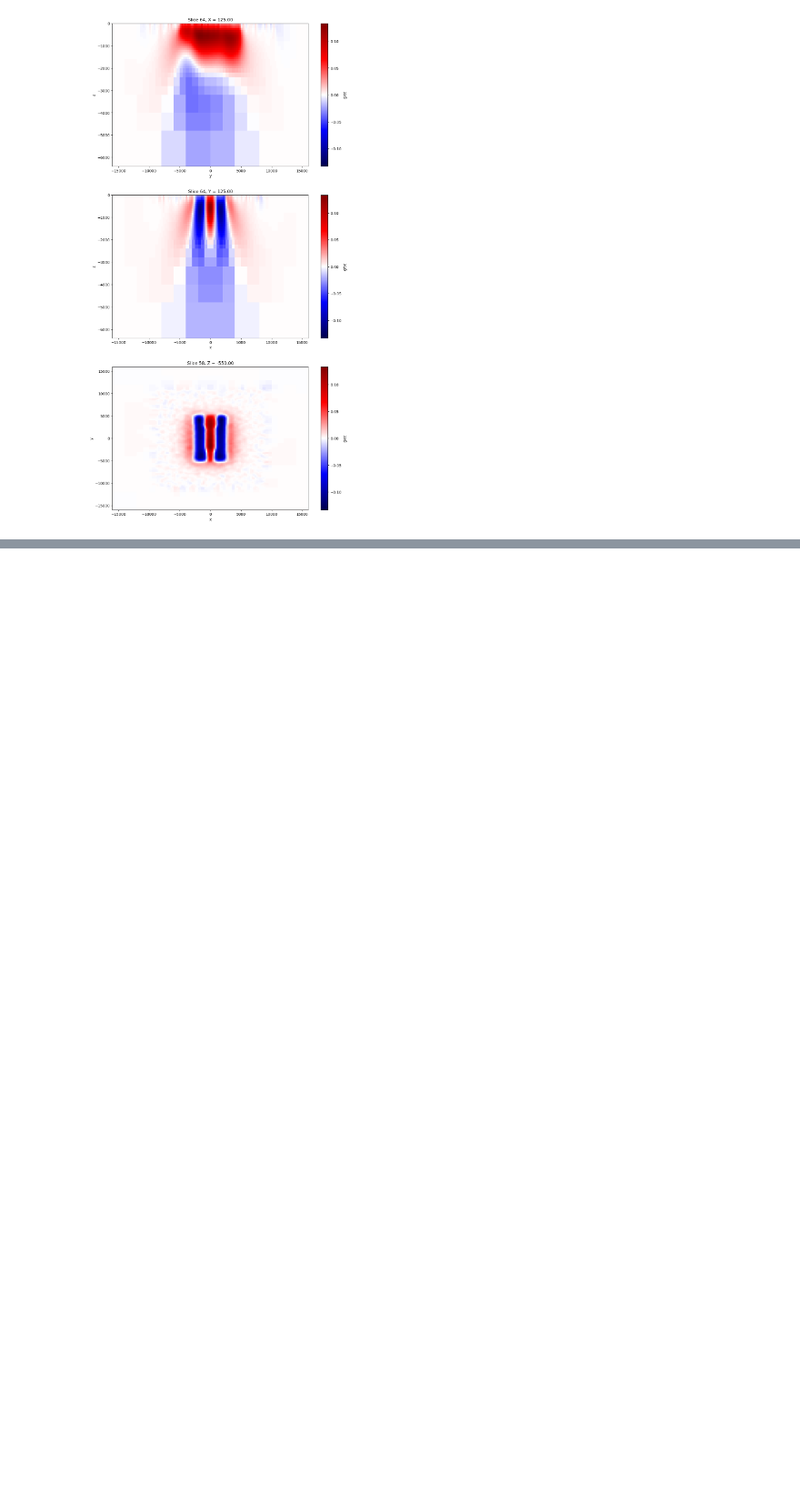
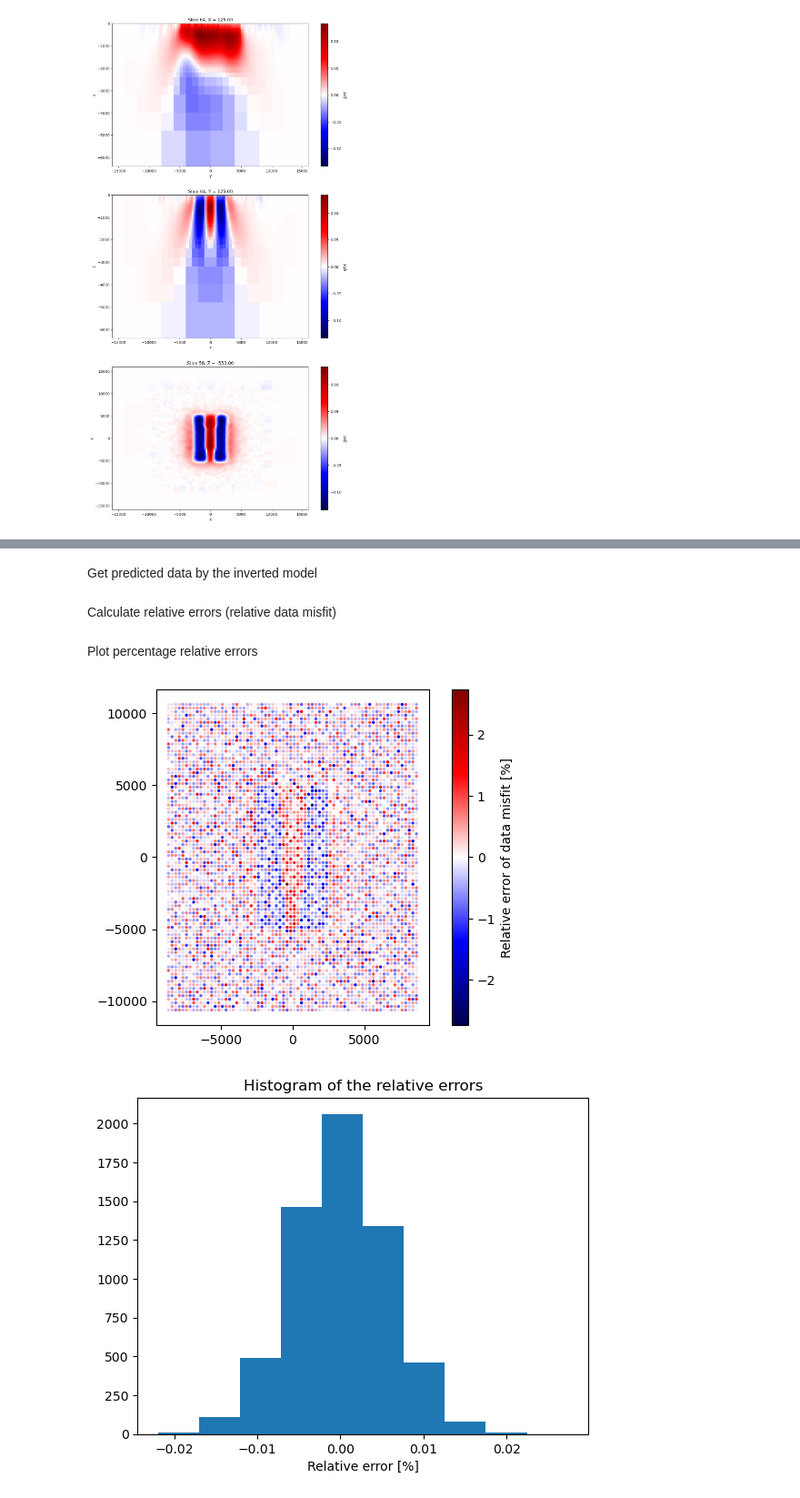
Before and after one commit to santisoler/fasttimes-carbon-mineralization-inversion, a Jupyter notebook: inversion-l2-norm.ipynb, the cells around one changed output, grey strips where cells are left out. Shown: that part at 91% size. Drawn from its saved outputs; the diff is of its cells as text; code cells hidden in the pictures; blank space fills up the shorter version.

Commit message:
Minor changes on how errors are plotted in the l2 notebook

```diff
--- a/inversion-l2-norm.ipynb
+++ b/inversion-l2-norm.ipynb
@@ -273,0 +252,2 @@ plt.show()
+# %% [markdown]
+Get predicted data by the inverted model
@@ -273,0 +256,29 @@ plt.show()
+# %% [markdown]
+Calculate relative errors (relative data misfit)
+# %%
+relative_error = (data_predicted - gravity_data.dobs) / vd.maxabs(gravity_data.dobs)
+# %% [markdown]
+Plot percentage relative errors
+# %%
+maxabs = vd.maxabs(relative_error * 100)
+
+plt.scatter(
+    easting,
+    northing,
+    c=relative_error * 100,
+    s=2,
+    vmin=-maxabs,
+    vmax=maxabs,
+    cmap="seismic",
+)
+plt.colorbar(label="Relative error of data misfit [%]")
+plt.gca().set_aspect("equal")
+plt.show()
+
+plt.hist(relative_error)
+plt.title("Histogram of the relative errors")
+plt.xlabel("Relative error [%]")
+plt.show()
+# %% [output]
+[figure, added]
+[figure, added]
```
Also changed, not shown: parts of 5 cells of this notebook.
